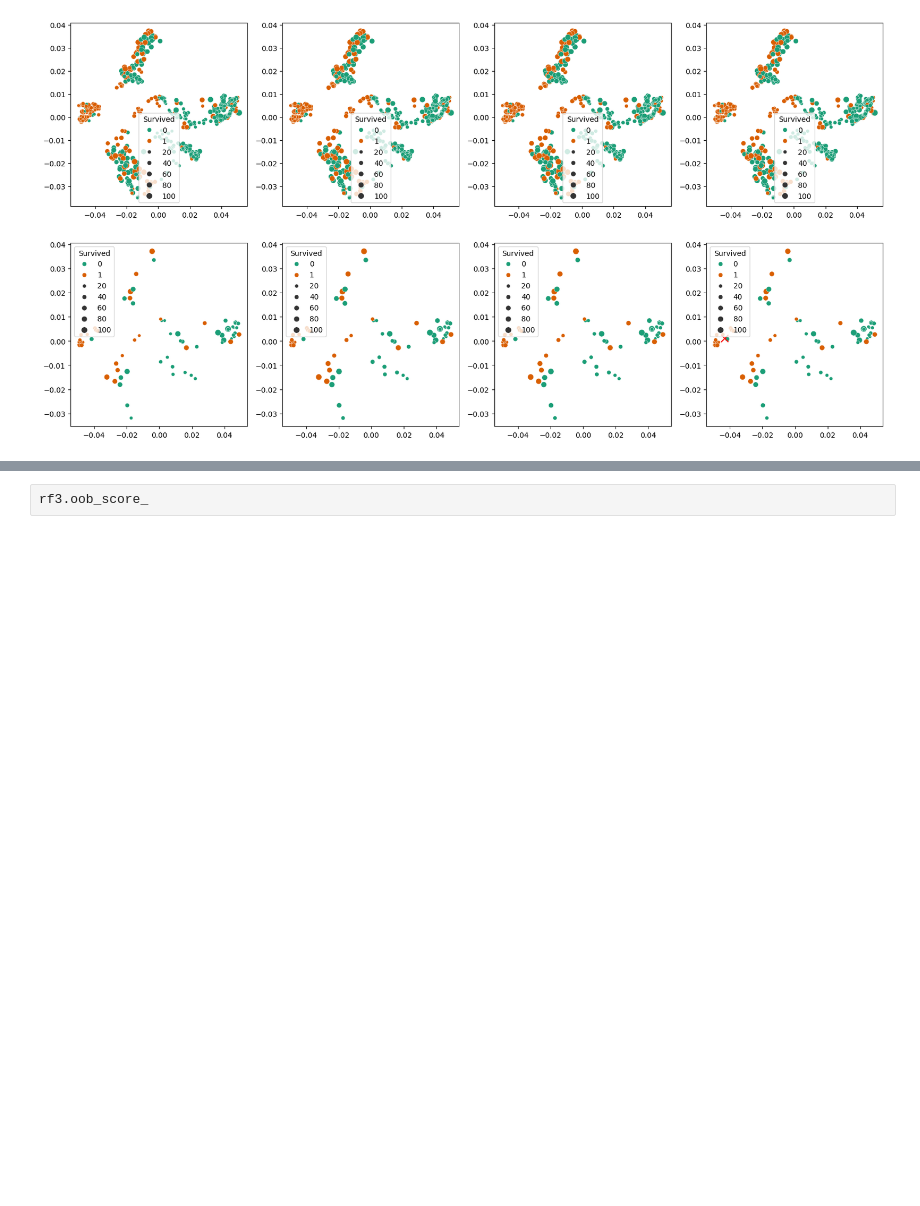
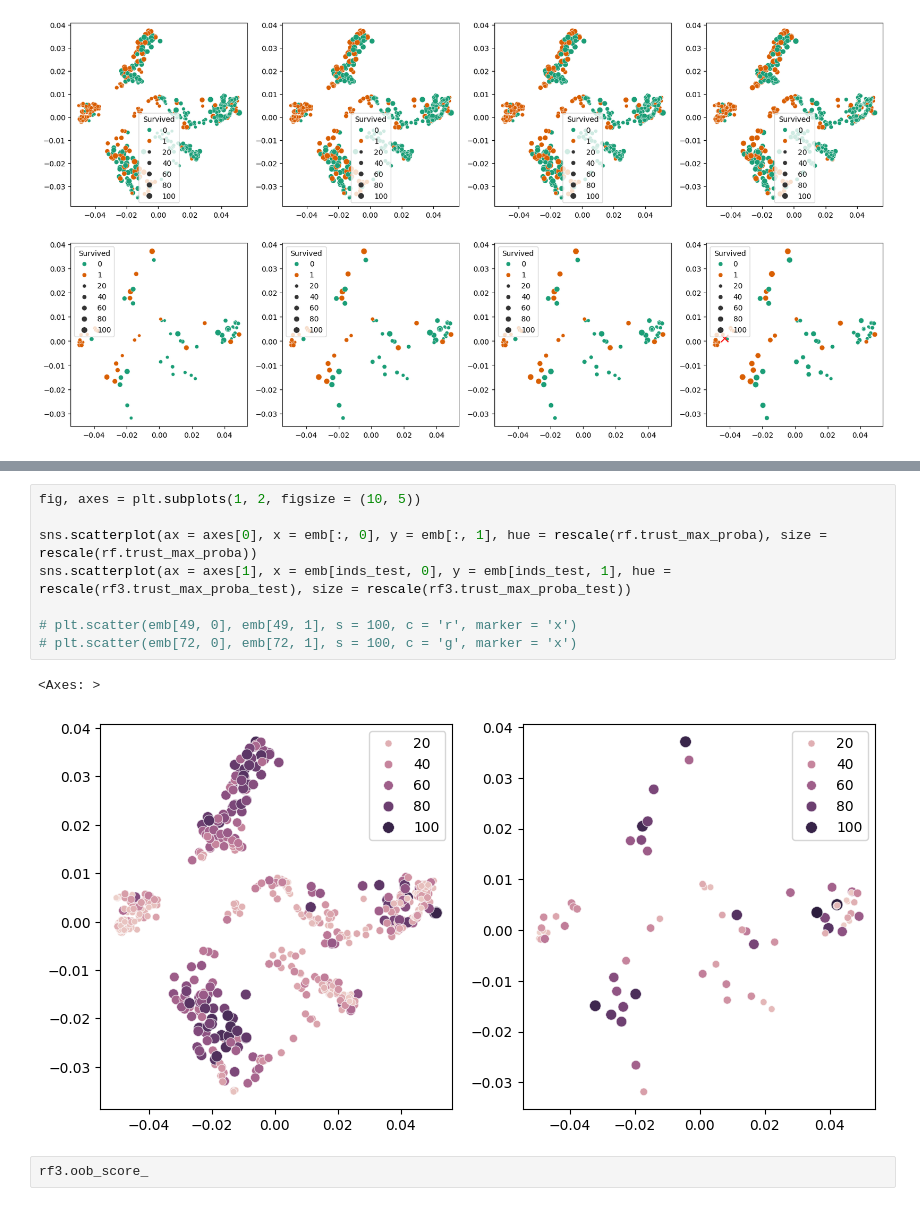
Before and after one commit to jakerhodes/RF-GAP-Python, a Jupyter notebook: test_trust.ipynb, the cells around one changed output, grey strips where cells are left out. Cells and saved outputs as stored; diff of their text form; blank space fills up the shorter version.

```diff
--- a/test_trust.ipynb
+++ b/test_trust.ipynb
@@ -117,3 +135,14 @@ sns.scatterplot(ax = axes[1], x = emb[inds_test, 0], y = emb[inds_test, 1], hue
+# %%
+fig, axes = plt.subplots(1, 2, figsize = (10, 5))
+
+sns.scatterplot(ax = axes[0], x = emb[:, 0], y = emb[:, 1], hue = rescale(rf.trust_max_proba), size = rescale(rf.trust_max_proba))
+sns.scatterplot(ax = axes[1], x = emb[inds_test, 0], y = emb[inds_test, 1], hue = rescale(rf3.trust_max_proba_test), size = rescale(rf3.trust_max_proba_test))
+
+# plt.scatter(emb[49, 0], emb[49, 1], s = 100, c = 'r', marker = 'x')
+# plt.scatter(emb[72, 0], emb[72, 1], s = 100, c = 'g', marker = 'x')
+# %% [output]
+<Axes: >
+[figure, added]
 # %%
 rf3.oob_score_
 # %% [output]
```
Also changed, not shown: parts of 15 cells of this notebook, 1 other file.
